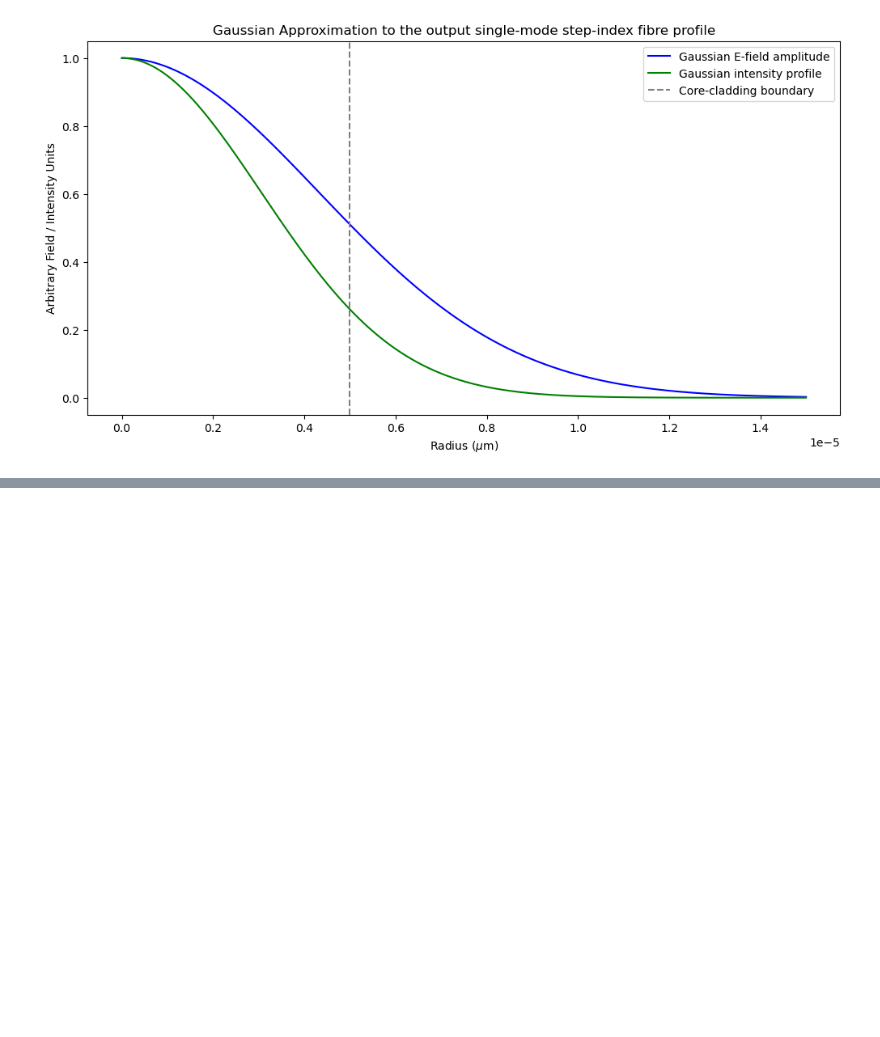
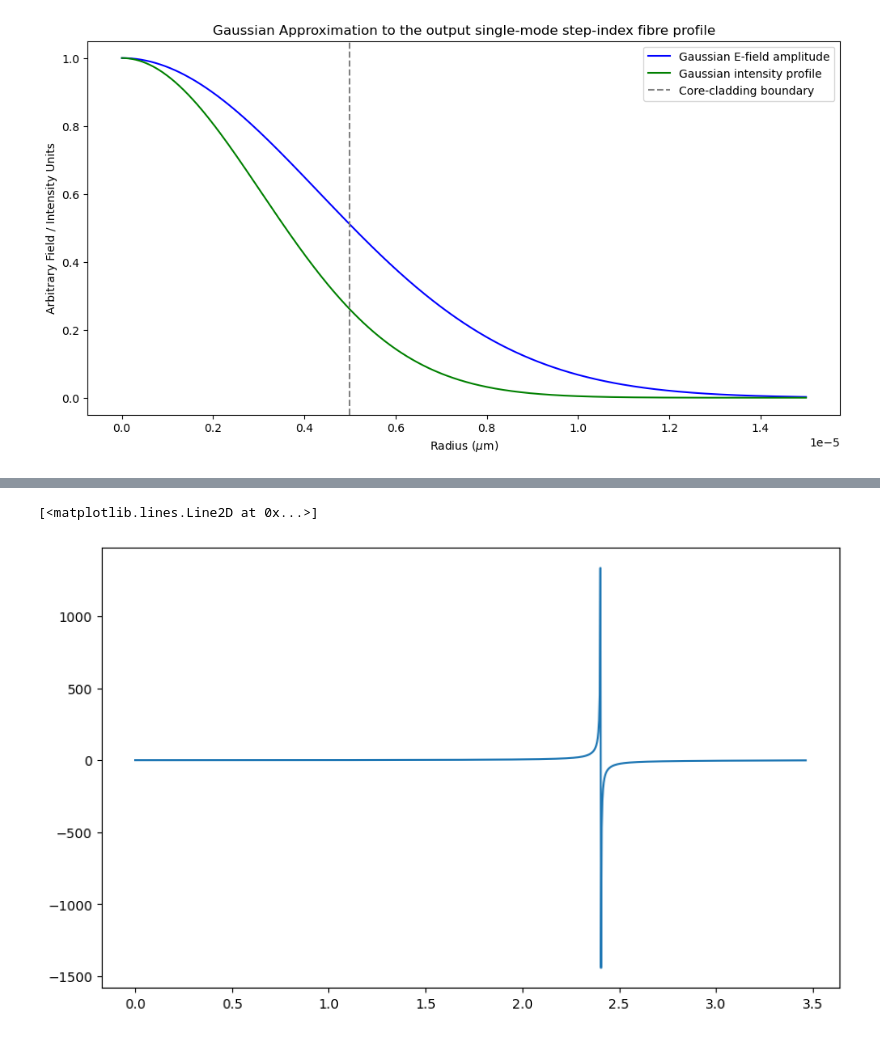
Before and after one commit to TongyueLiu/OH-Suppression-MRes-Project, a Jupyter notebook: Calculating Electric Field Properties.ipynb, the cells around one changed output, grey strips where cells are left out. Saved outputs shown, nothing was run; the diff lists cells and outputs as text; code cells hidden in the pictures; blank space fills up the shorter version.

```diff
--- a/Calculating Electric Field Properties.ipynb
+++ b/Calculating Electric Field Properties.ipynb
@@ -370,0 +435,15 @@ plt.show()
+# %%
+# Define the range of x values for plotting the Bessel functions
+X_m3 = np.linspace(0, V_m3, 1000)
+Y_m3 = np.sqrt((V_m3)**2 - X_m3**2)
+
+# Note: jv(v, z) represent first kind of Bessel function of order v and argument z is the input value, z = X * r / a
+LHS_m3 = X_m3 * jv(1, X_m3) / jv(0, X_m3)
+RHS_m3 = Y_m3 * kv(1, Y_m3) / kv(0, Y_m3)
+# %%
+# Plot the left-hand side and right-hand side of the equation
+plt.figure(figsize=(10, 6))
+plt.plot(X_m3, LHS_m3, label='LHS: $X\ \\frac{J_1(x)}{J_0(x)}$')
+# %% [output]
+[<matplotlib.lines.Line2D at 0x...>]
+[figure, added]
```
Also changed, not shown: parts of 21 cells of this notebook.
